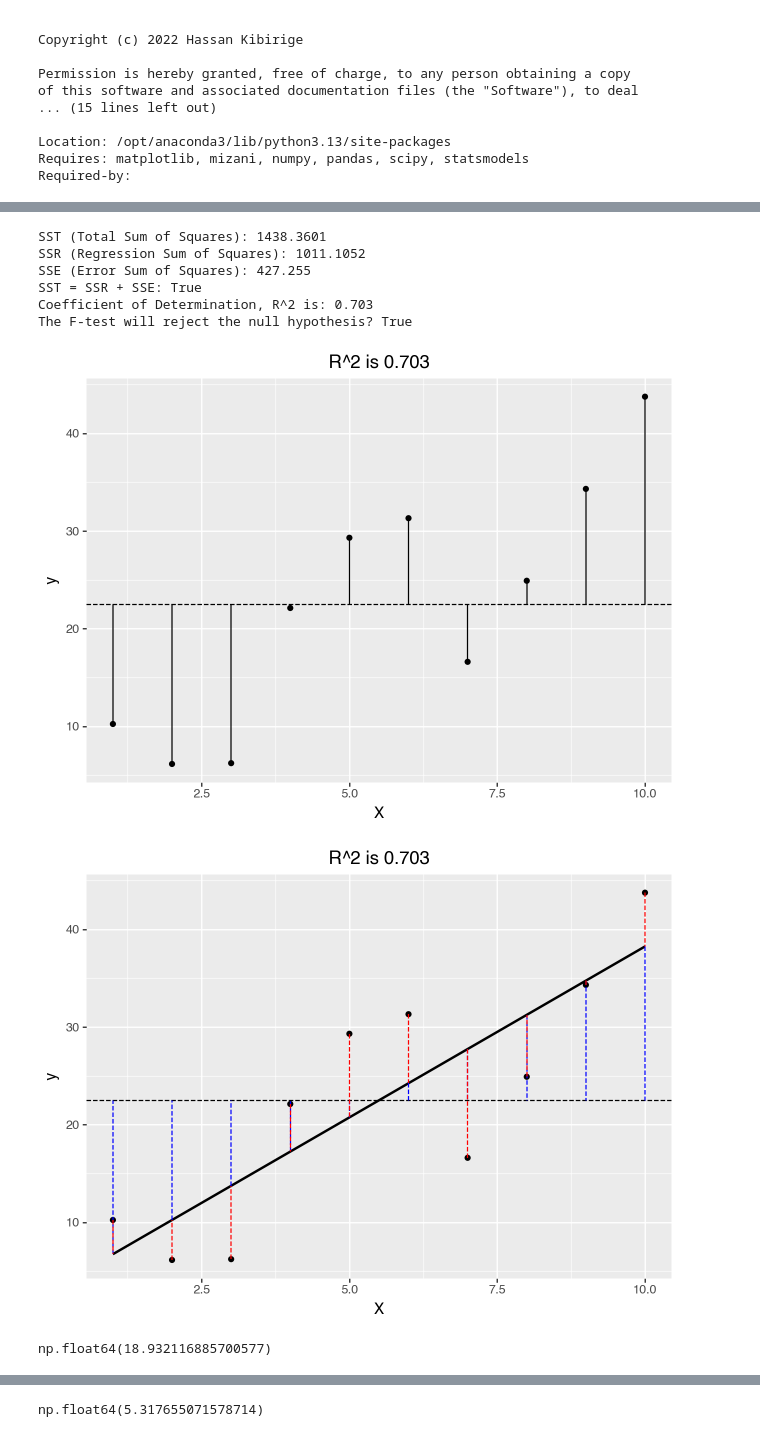
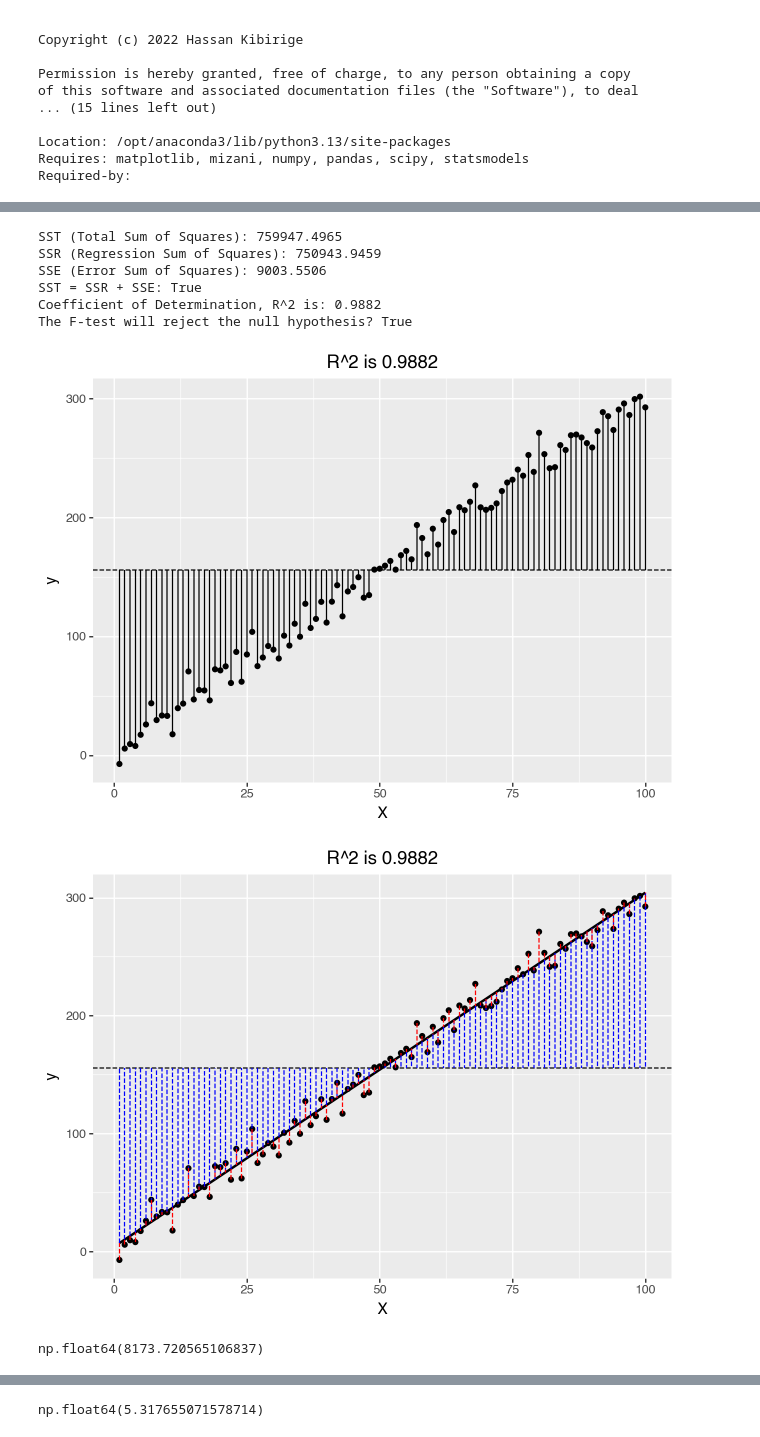
Before and after one commit to Branflakes333/linear_regression, a Jupyter notebook: Code/SS_decomp_sim.ipynb, the cells around one changed output, grey strips where cells are left out. Cells and saved outputs as stored; diff of their text form; code cells hidden in the pictures.

```diff
--- a/Code/SS_decomp_sim.ipynb
+++ b/Code/SS_decomp_sim.ipynb
@@ -30,22 +30,22 @@ Location: /opt/anaconda3/lib/python3.13/site-packages
 Requires: matplotlib, mizani, numpy, pandas, scipy, statsmodels
 Required-by:
 # %%
-def generate_data(sigma):
-    X = np.linspace(start=1, stop=10, num=10).reshape(-1, 1) #array w/ 1 column, the -1 means 'infer the # of rows'
+def generate_data(beta0, beta1, sigma, n):
+    X = np.linspace(start=1, stop=n, num=n).reshape(-1, 1) #array w/ 1 column, the -1 means 'infer the # of rows'
 
     # Define parameters
-    beta0 = 4
-    beta1 = 3
+    #beta0 = 4
+    #beta1 = 3
 
     # Generate epsilon as a 1D array of N(0, sigma^2) RVs
-    epsilon = sigma * np.random.randn(10)
+    epsilon = sigma * np.random.randn(n)
 
     # Generate y using SLR model
     y = beta0 + beta1 * X.flatten() + epsilon
 
     return X, y
 # %%
-X, y = generate_data(sigma = 2)
+X, y = generate_data(beta0 = 4, beta1 = 3, sigma =2, n = 100)
 # %%
 X
 # %% [output]
@@ -133,15 +155,15 @@ def ss_decomp(X, y):
 
     #gg1, gg2 #return the gg objects if you want to store the plots into variables
 # %%
-X, y = generate_data(sigma = 10)
+X, y = generate_data(beta0 = 4, beta1 = 3, sigma = 10, n = 100)
 ss_decomp(X, y)
 # %% [output]
-SST (Total Sum of Squares): 1438.3601
-SSR (Regression Sum of Squares): 1011.1052
-SSE (Error Sum of Squares): 427.255
+SST (Total Sum of Squares): 759947.4965
+SSR (Regression Sum of Squares): 750943.9459
+SSE (Error Sum of Squares): 9003.5506
 SST = SSR + SSE: True
-Coefficient of Determination, R^2 is: 0.703
+Coefficient of Determination, R^2 is: 0.9882
 The F-test will reject the null hypothesis? True
-[figure, old version]
+[figure, new version]
-[figure, old version]
+[figure, new version]
-np.float64(18.932116885700577)
+np.float64(8173.720565106837)
```
Also changed, not shown: parts of 12 cells of this notebook, 7 other files.
